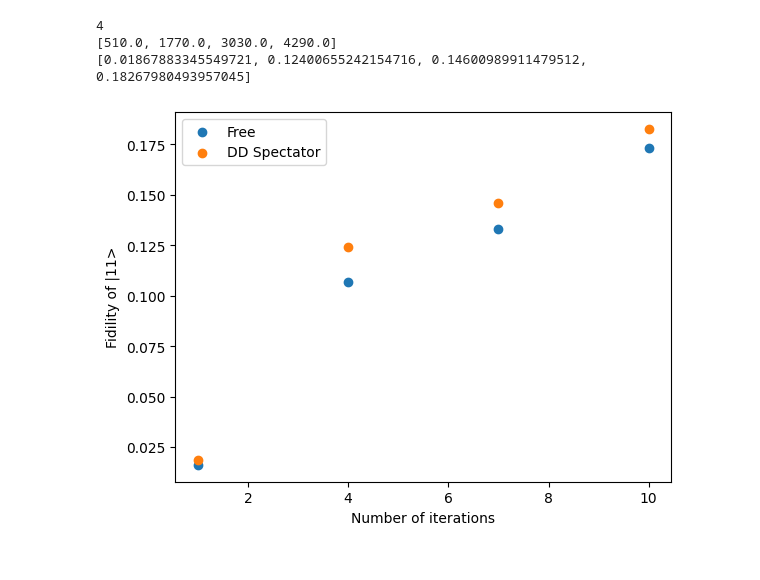
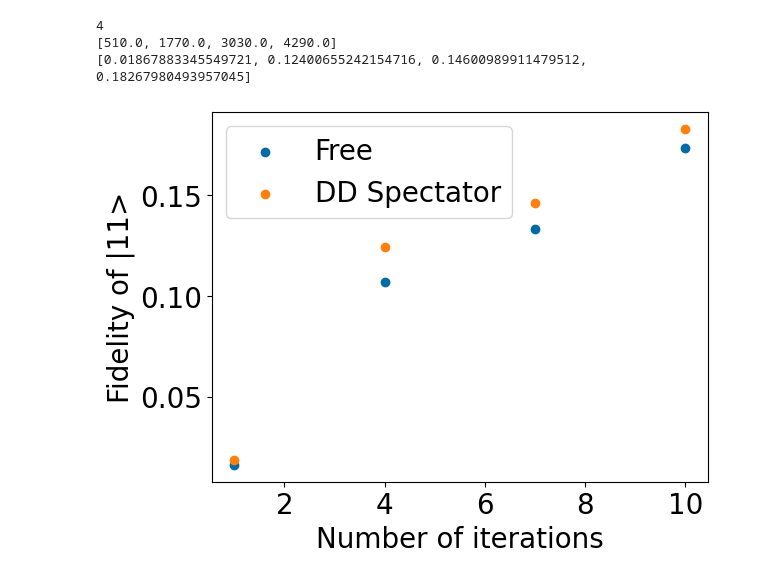
Before and after one commit to Manvi-Agrawal/Lab-ScQubits, a Jupyter notebook: repro/results/redfield/grover-lima/Full-Lima/all_timestamps/py_h5.ipynb, the cells around one changed output. Drawn from its saved outputs; the diff is of its cells as text; code cells hidden in the pictures.

```diff
--- a/repro/results/redfield/grover-lima/Full-Lima/all_timestamps/py_h5.ipynb
+++ b/repro/results/redfield/grover-lima/Full-Lima/all_timestamps/py_h5.ipynb
@@ -77,13 +77,21 @@ f.close()
 [510.0, 1770.0, 3030.0, 4290.0]
 [0.01867883345549721, 0.12400655242154716, 0.14600989911479512, 0.18267980493957045]
 # %%
+import matplotlib.pyplot as plt
+plt.style.use('tableau-colorblind10')
+
 fig, ax = plt.subplots()
+
+plt.rcParams.update({'font.size': 20})
+plt.xticks(fontsize=20)
+plt.yticks(fontsize=20)
+
 ax.scatter(ITER_SET, fidilities_free, label="Free")
 ax.scatter(ITER_SET, fidilities_dd, label="DD Spectator")
 
 ax.set_xlabel('Number of iterations')
-ax.set_ylabel('Fidility of |11>')
+ax.set_ylabel('Fidelity of |11>')
 ax.legend()
 plt.show()
 # %% [output]
-[figure, old version]
+[figure, new version]
```
Also changed, not shown: 1 other file.
